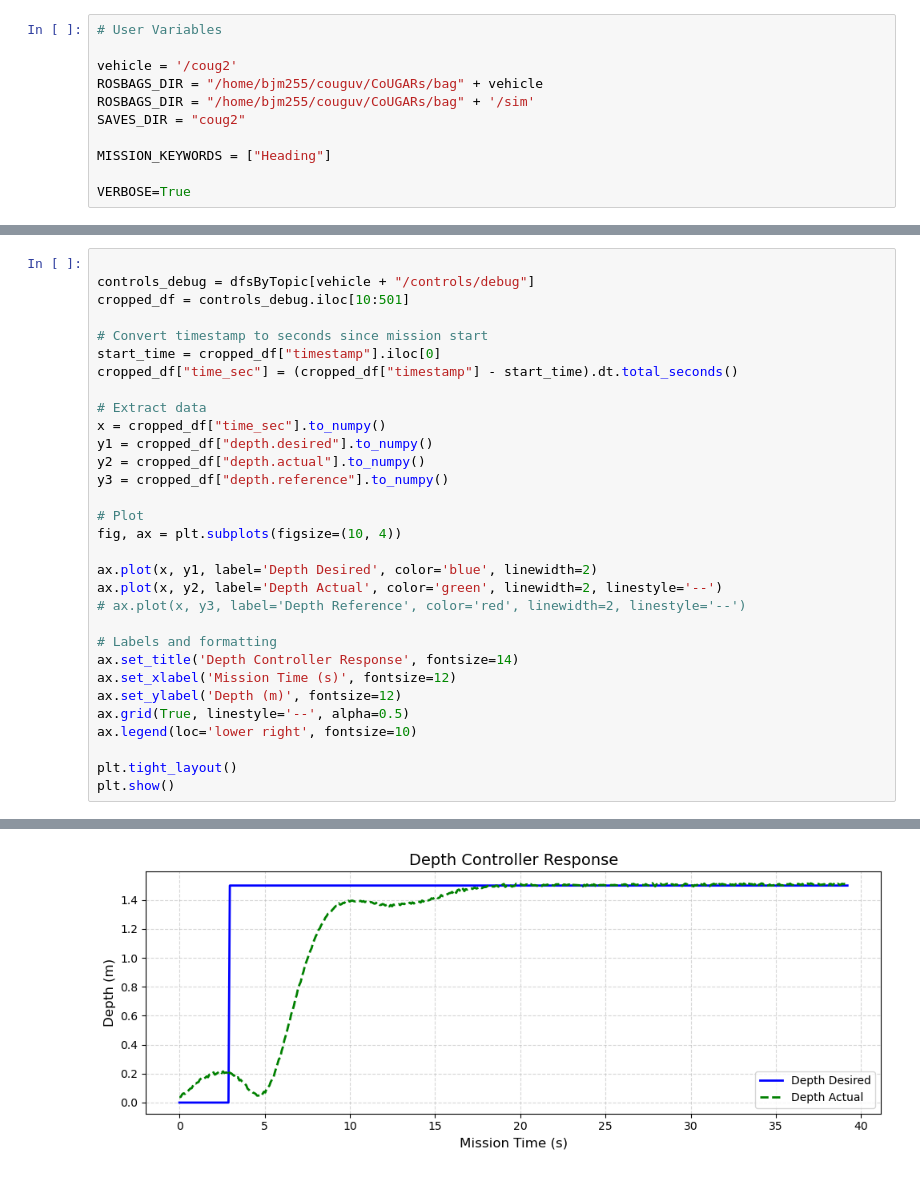
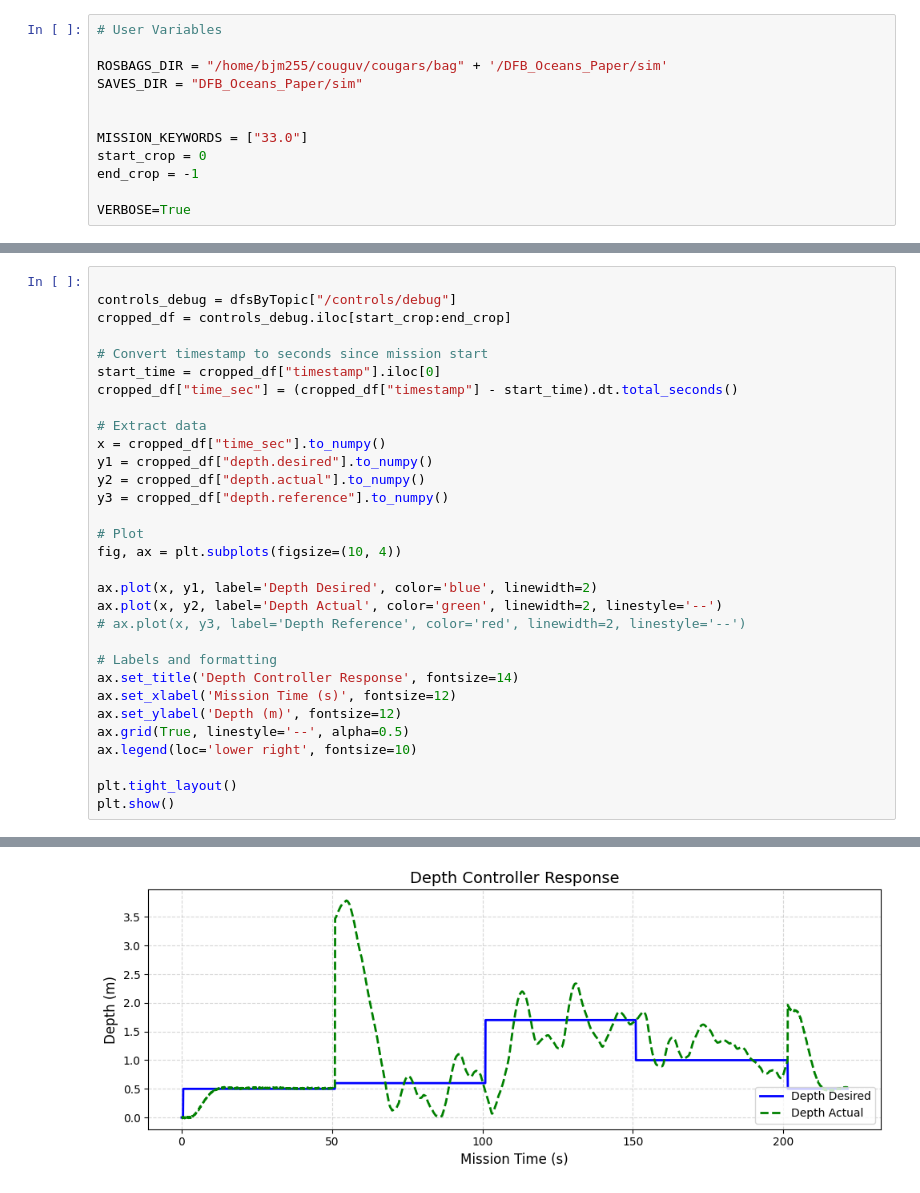
Before and after one commit to BYU-FRoSt-Lab/cougars-base-station, a Jupyter notebook: postprocessing/controls_analyze.ipynb, the cells around one changed output, grey strips where cells are left out. Saved outputs shown, nothing was run; the diff lists cells and outputs as text.

```diff
--- a/postprocessing/controls_analyze.ipynb
+++ b/postprocessing/controls_analyze.ipynb
@@ -10,12 +10,13 @@ from scipy.stats import linregress
 # %%
 # User Variables
 
-vehicle = '/coug2'
-ROSBAGS_DIR = "/home/bjm255/couguv/CoUGARs/bag" + vehicle
-ROSBAGS_DIR = "/home/bjm255/couguv/CoUGARs/bag" + '/sim'
-SAVES_DIR = "coug2"
+ROSBAGS_DIR = "/home/bjm255/couguv/cougars/bag" + '/DFB_Oceans_Paper/sim'
+SAVES_DIR = "DFB_Oceans_Paper/sim"
 
-MISSION_KEYWORDS = ["Heading"]
+
+MISSION_KEYWORDS = ["33.0"]
+start_crop = 0
+end_crop = -1
 
 VERBOSE=True
 # %%
@@ -87,40 +91,40 @@ RosBag timeframe:       2025-05-13 18:28:25.030720759 --- 2025-05-13 18:29:32.53
 # %%
 
-controls_debug = dfsByTopic[vehicle + "/controls/debug"]
-cropped_df = controls_debug.iloc[10:501]
+controls_debug = dfsByTopic["/controls/debug"]
+cropped_df = controls_debug.iloc[start_crop:end_crop]
 
 # Convert timestamp to seconds since mission start
 start_time = cropped_df["timestamp"].iloc[0]
 cropped_df["time_sec"] = (cropped_df["timestamp"] - start_time).dt.total_seconds()
 
 # Extract data
 x = cropped_df["time_sec"].to_numpy()
 y1 = cropped_df["depth.desired"].to_numpy()
 y2 = cropped_df["depth.actual"].to_numpy()
 y3 = cropped_df["depth.reference"].to_numpy()
 
 # Plot
 fig, ax = plt.subplots(figsize=(10, 4))
 
 ax.plot(x, y1, label='Depth Desired', color='blue', linewidth=2)
 ax.plot(x, y2, label='Depth Actual', color='green', linewidth=2, linestyle='--')
 # ax.plot(x, y3, label='Depth Reference', color='red', linewidth=2, linestyle='--')
 
 # Labels and formatting
 ax.set_title('Depth Controller Response', fontsize=14)
 ax.set_xlabel('Mission Time (s)', fontsize=12)
 ax.set_ylabel('Depth (m)', fontsize=12)
 ax.grid(True, linestyle='--', alpha=0.5)
 ax.legend(loc='lower right', fontsize=10)
 
 plt.tight_layout()
 plt.show()
 # %% [output]
 A value is trying to be set on a copy of a slice from a DataFrame.
 Try using .loc[row_indexer,col_indexer] = value instead
 
 See the caveats in the documentation: https://pandas.pydata.org/pandas-docs/stable/user_guide/indexing.html#returning-a-view-versus-a-copy
   cropped_df["time_sec"] = (cropped_df["timestamp"] - start_time).dt.total_seconds()
-[figure, old version]
+[figure, new version]
 # %%
 
```
Also changed, not shown: parts of 7 cells of this notebook, 2 other files.
